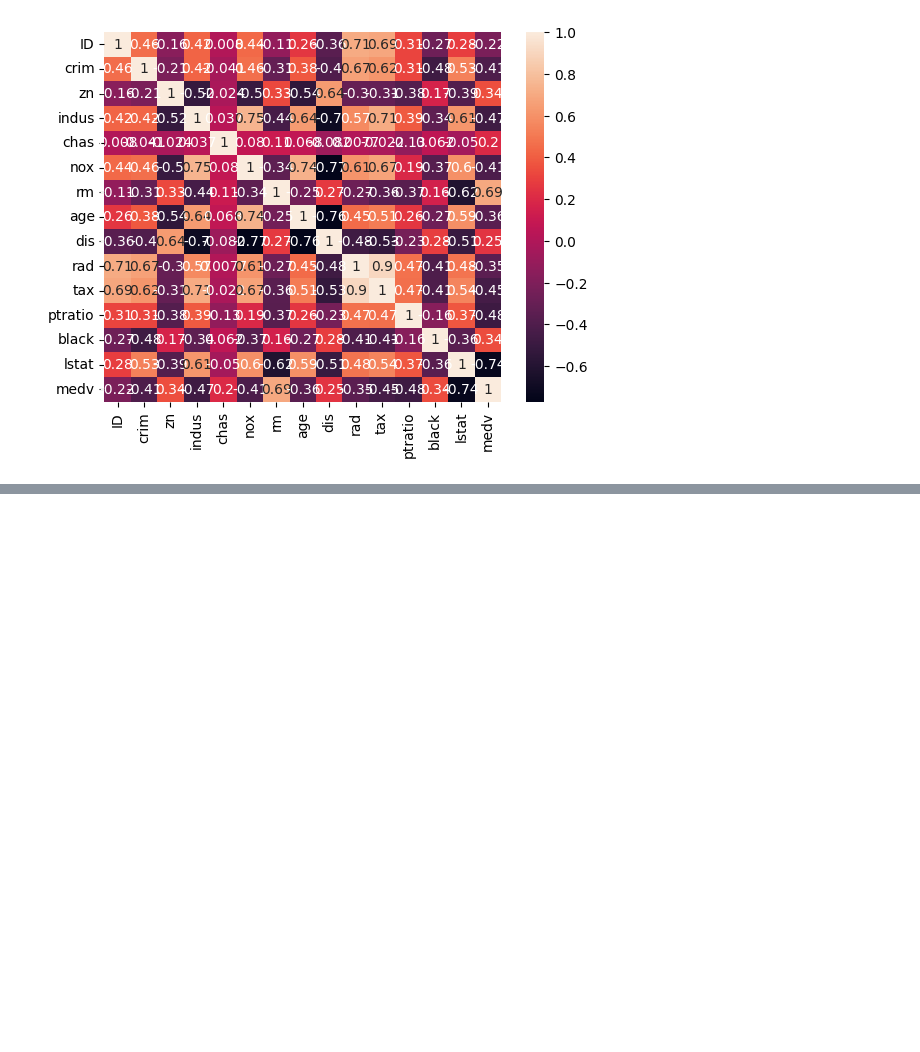
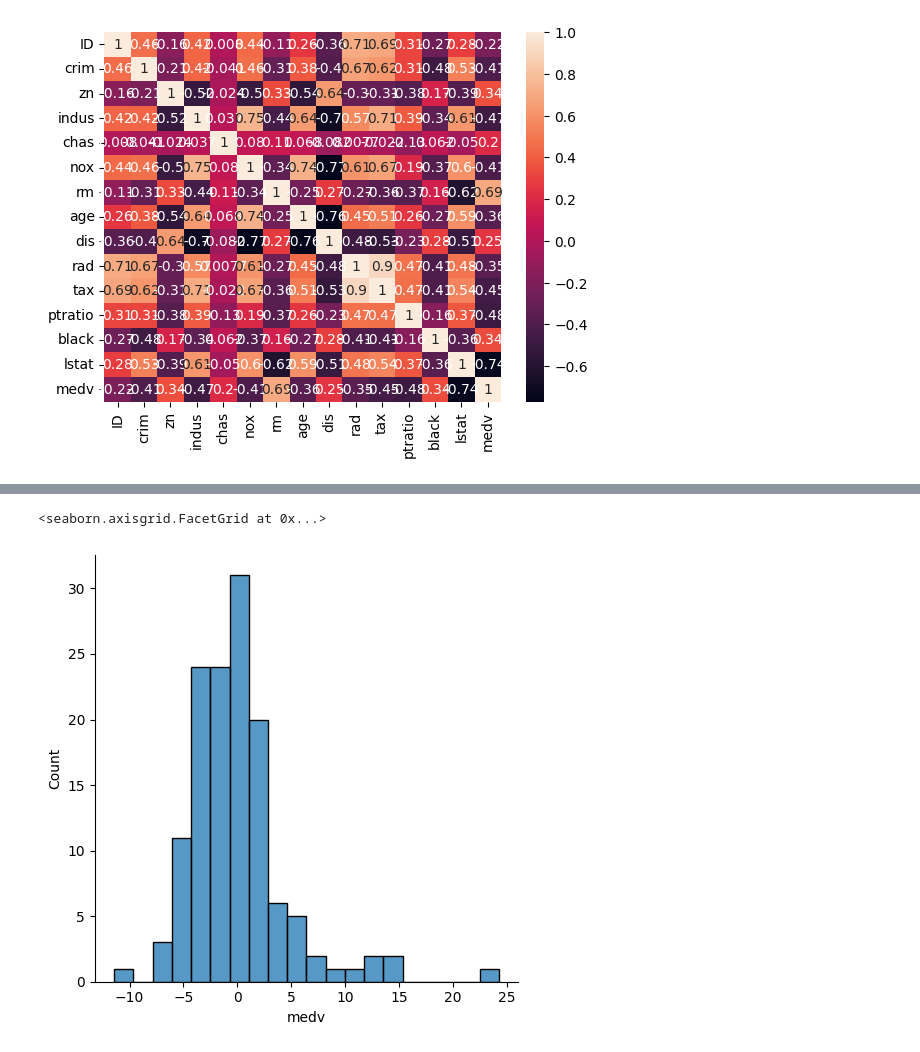
Before and after one commit to flashingCards/House-Prize-Prediction, a Jupyter notebook: p.ipynb, the cells around one changed output, grey strips where cells are left out. Drawn from its saved outputs; the diff is of its cells as text; code cells hidden in the pictures; blank space fills up the shorter version.

```diff
--- a/p.ipynb
+++ b/p.ipynb
@@ -77,0 +122,5 @@ y = HouseDF['medv']
+# %%
+sns.displot((y_test-predictions), bins=20)
+# %% [output]
+<seaborn.axisgrid.FacetGrid at 0x...>
+[figure, added]
```
Also changed, not shown: parts of 10 cells of this notebook, 2 other files.
